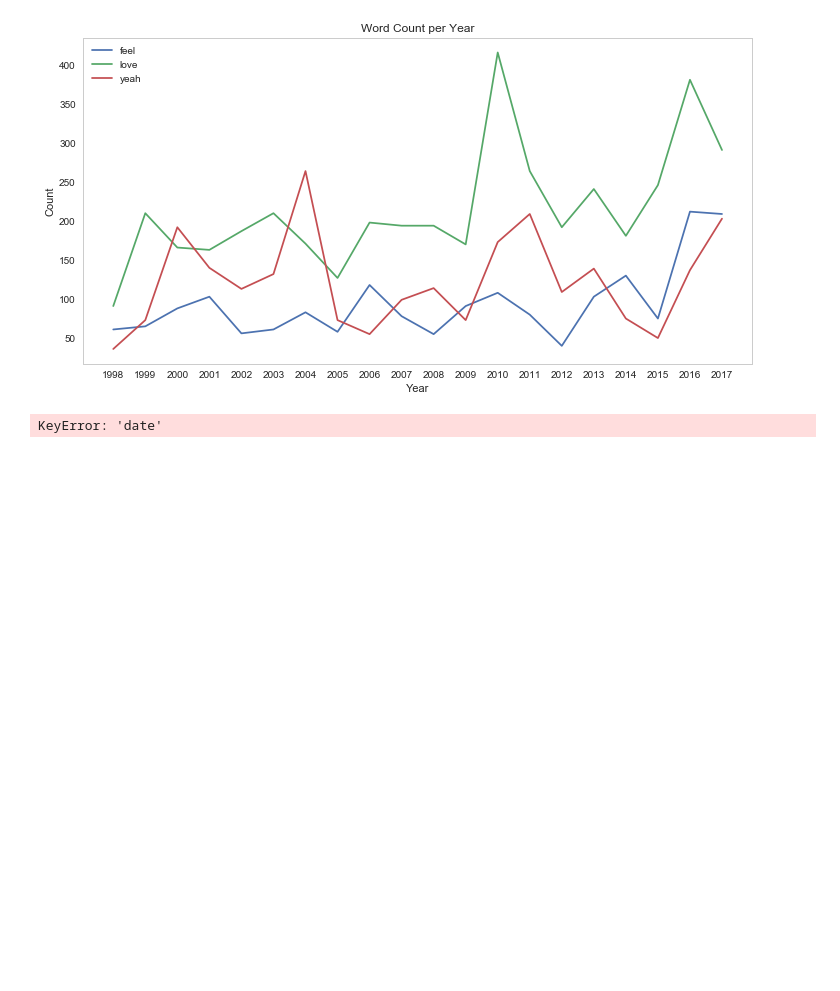
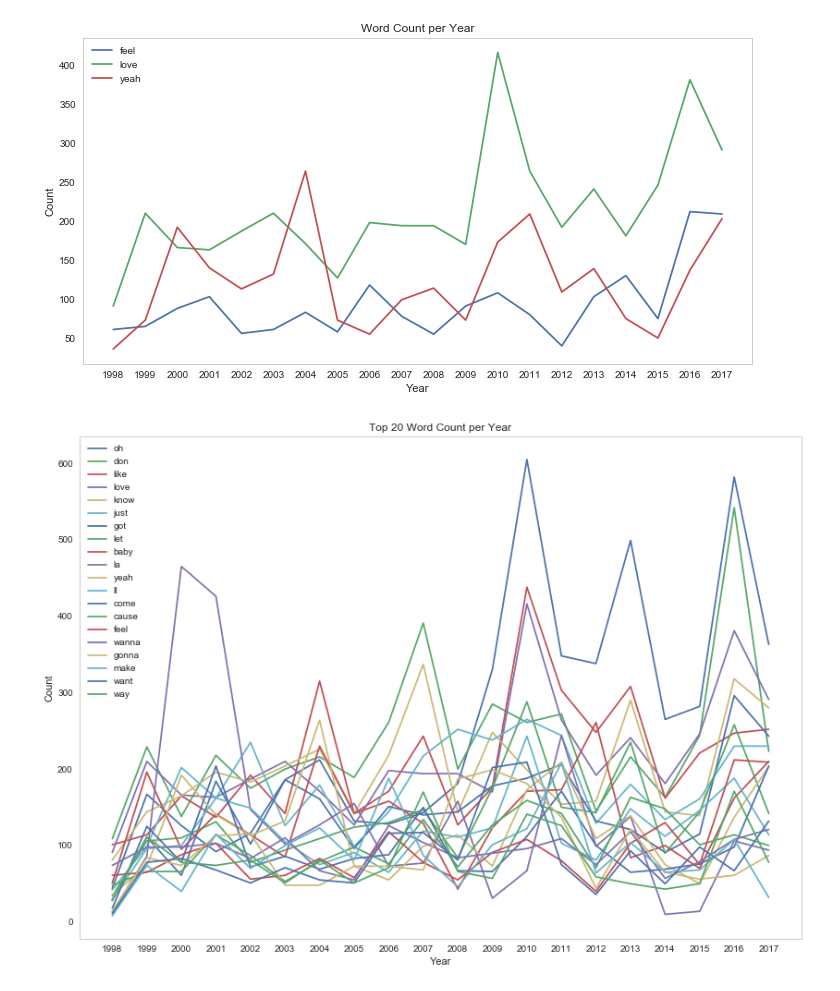
Before and after one commit to widmerin/LyricsAnalyzer, a Jupyter notebook: nbStep2.ipynb, the cells around one changed output. Saved outputs shown, nothing was run; the diff lists cells and outputs as text; code cells hidden in the pictures; blank space fills up the shorter version.

Commit message:
fixed last plot, cmap is not working though

```diff
--- a/nbStep2.ipynb
+++ b/nbStep2.ipynb
@@ -149,24 +149,25 @@ plt.legend()
 plt.show()
 # %% [output]
 [figure]
+# %%
+#get Word Counts per Year for top 20 words
+top20CountsYearList = []
+for w in top20_words.word:
+    # add the word and the countperyear df to the new df
+    counts = getWordCountPerYear(w)
+    top20CountsYearList.append([w, counts])
 # %%
-#get Word Counts per Year for top 20 words
-top20CountsYear = pd.DataFrame(columns=['word', 'counts'])
-for w in top20_words.word:
-    # add the word and the countperyear df to the new df
-    counts = getWordCountPerYear(w)
-    top20CountsYear.append({'word': w, 'counts': counts}, ignore_index=True)
-
 # Plot word count
-plt.figure(figsize=(12,6))  # sets the window to 10 x 6 inches
+plt.figure(figsize=(14,10))  # sets the window to 10 x 6 inches
 plt.title('Top 20 Word Count per Year')
-for item in top20CountsYear:
-    plt.plot(item.counts['year'], item.counts['occurrence'], label=item.word)
-plt.xticks(np.arange(min(feel['year']), max(feel['year'])+1, 1.0))
+plt.set_cmap('tab20c') # has no effect !?!
+for row in top20CountsYearList:
+    plt.plot(row[1]['year'], row[1]['occurrence'], label=row[0])
+    plt.xticks(np.arange(min(row[1]['year']), max(row[1]['year'])+1, 1.0))
 plt.xlabel('Year')
 plt.ylabel('Count')
 plt.grid()
 plt.legend()
 plt.show()
 # %% [output]
-KeyError: 'date'
+[figure, added]
```
Also changed, not shown: parts of 2 cells of this notebook.
